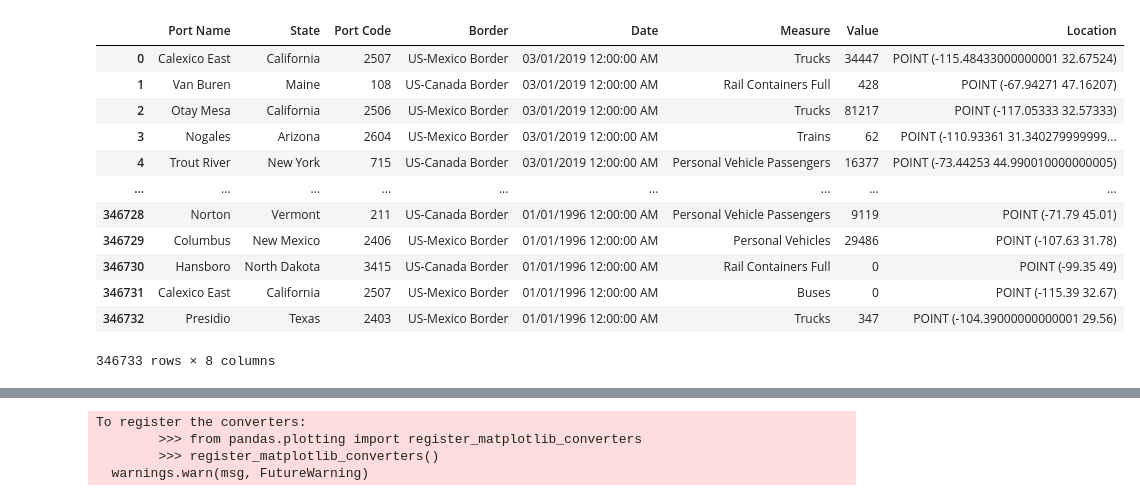
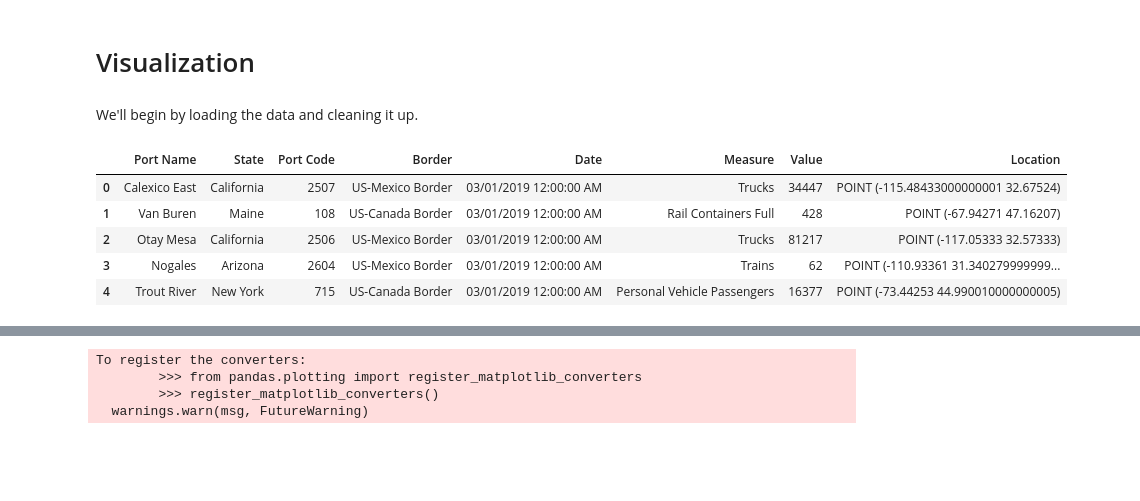
Before and after one commit to dynamic-duo-data-science/dynamicduo, a Jupyter notebook: notebooks/Visualization.ipynb, the cells around one changed output, grey strips where cells are left out. Saved outputs shown, nothing was run; the diff lists cells and outputs as text; code cells hidden in the pictures; blank space fills up the shorter version.

Commit message:
More visualization and descriptions

```diff
--- a/notebooks/Visualization.ipynb
+++ b/notebooks/Visualization.ipynb
@@ -1,23 +1,20 @@
+# %% [markdown]
+# Visualization
 # %%
 import pandas  as pd
 import numpy   as np
 import seaborn as sns
 import datetime
 import matplotlib.pyplot as plt
+# %% [markdown]
+We'll begin by loading the data and cleaning it up.
 # %%
 border_crossing = pd.read_csv('../data/Border_Crossing_Entry_Data.csv')
-border_crossing
+border_crossing.head()
 # %% [output]
 |  | Port Name | State | Port Code | Border | Date | Measure | Value | Location |
 | 0 | Calexico East | California | 2507 | US-Mexico Border | 03/01/2019 12:00:00 AM | Trucks | 34447 | POINT (-115.48433000000001 32.67524) |
 | 1 | Van Buren | Maine | 108 | US-Canada Border | 03/01/2019 12:00:00 AM | Rail Containers Full | 428 | POINT (-67.94271 47.16207) |
 | 2 | Otay Mesa | California | 2506 | US-Mexico Border | 03/01/2019 12:00:00 AM | Trucks | 81217 | POINT (-117.05333 32.57333) |
 | 3 | Nogales | Arizona | 2604 | US-Mexico Border | 03/01/2019 12:00:00 AM | Trains | 62 | POINT (-110.93361 31.340279999999... |
 | 4 | Trout River | New York | 715 | US-Canada Border | 03/01/2019 12:00:00 AM | Personal Vehicle Passengers | 16377 | POINT (-73.44253 44.990010000000005) |
-| ... | ... | ... | ... | ... | ... | ... | ... | ... |
-| 346728 | Norton | Vermont | 211 | US-Canada Border | 01/01/1996 12:00:00 AM | Personal Vehicle Passengers | 9119 | POINT (-71.79 45.01) |
-| 346729 | Columbus | New Mexico | 2406 | US-Mexico Border | 01/01/1996 12:00:00 AM | Personal Vehicles | 29486 | POINT (-107.63 31.78) |
-| 346730 | Hansboro | North Dakota | 3415 | US-Canada Border | 01/01/1996 12:00:00 AM | Rail Containers Full | 0 | POINT (-99.35 49) |
-| 346731 | Calexico East | California | 2507 | US-Mexico Border | 01/01/1996 12:00:00 AM | Buses | 0 | POINT (-115.39 32.67) |
-| 346732 | Presidio | Texas | 2403 | US-Mexico Border | 01/01/1996 12:00:00 AM | Trucks | 347 | POINT (-104.39000000000001 29.56) |
-346733 rows × 8 columns
```
Also changed, not shown: parts of 32 cells of this notebook.
